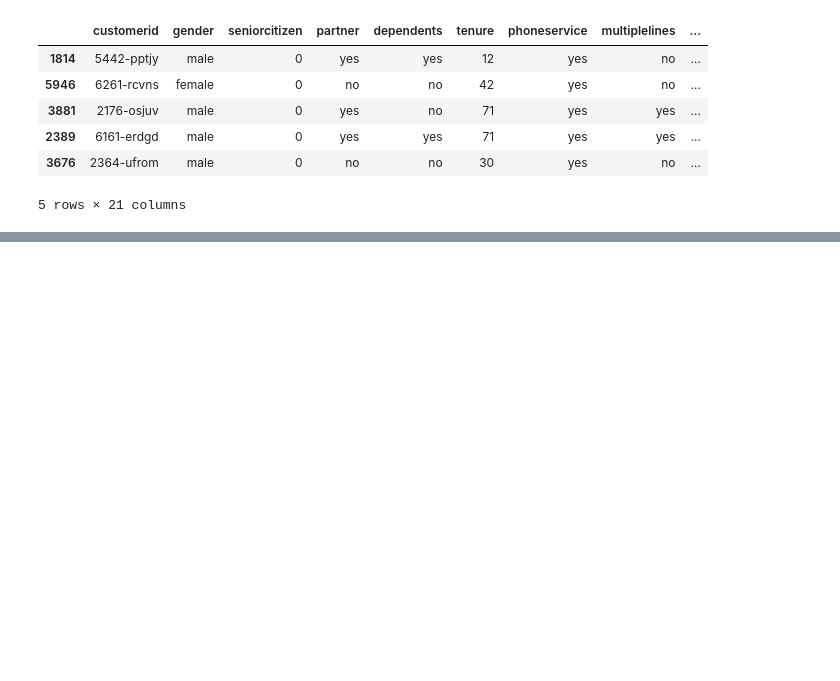
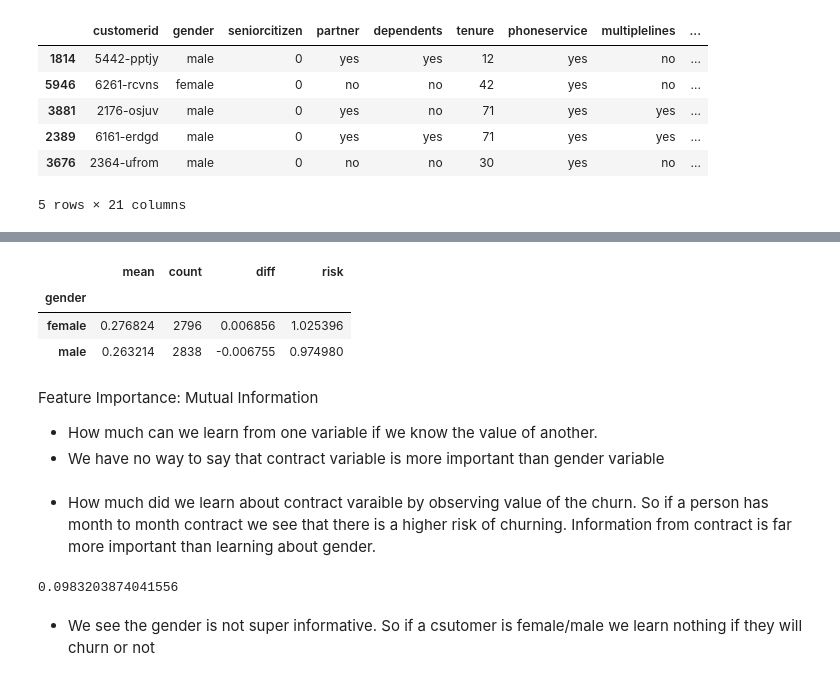
Before and after one commit to KepherAsh/machine-learning-zoomcamp, a Jupyter notebook: 3.0 Binary Classification/churn_prediction.ipynb, the cells around one changed output, grey strips where cells are left out. Drawn from its saved outputs; the diff is of its cells as text; code cells hidden in the pictures; blank space fills up the shorter version.

```diff
--- a/3.0 Binary Classification/churn_prediction.ipynb
+++ b/3.0 Binary Classification/churn_prediction.ipynb
@@ -338,0 +416,14 @@ df_full_train[df_full_train.gender == "female"].churn.mean()
+# %%
+df_group = df_full_train.groupby('gender').churn.agg(['mean', 'count'])
+df_group['diff'] = df_group['mean']-global_churn
+df_group['risk'] = df_group['mean']/global_churn
+df_group
+# %% [output]
+|  | mean | count | diff | risk |
+| gender |  |  |  |  |
+| female | 0.276824 | 2796 | 0.006856 | 1.025396 |
+| male | 0.263214 | 2838 | -0.006755 | 0.974980 |
+# %% [markdown]
+Feature Importance: Mutual Information
+- How much can we learn from one variable if we know the value of another.
+- We have no way to say that contract variable is more important than gender variable
@@ -338,0 +432,9 @@ df_full_train[df_full_train.gender == "female"].churn.mean()
+# %% [markdown]
+- How much did we learn about contract varaible by observing value of the churn. So if a person has month to month contract we see that there is a higher risk of churning. Information from contract is far more important than learning about gender.
+# %%
+mutual_info_score(df_full_train.contract,df_full_train.churn)
+# %% [output]
+0.0983203874041556
+# %% [markdown]
+- We see the gender is not super informative. So if a csutomer is female/male we learn nothing if they will
+churn or not
```
Also changed, not shown: parts of 52 cells of this notebook.
